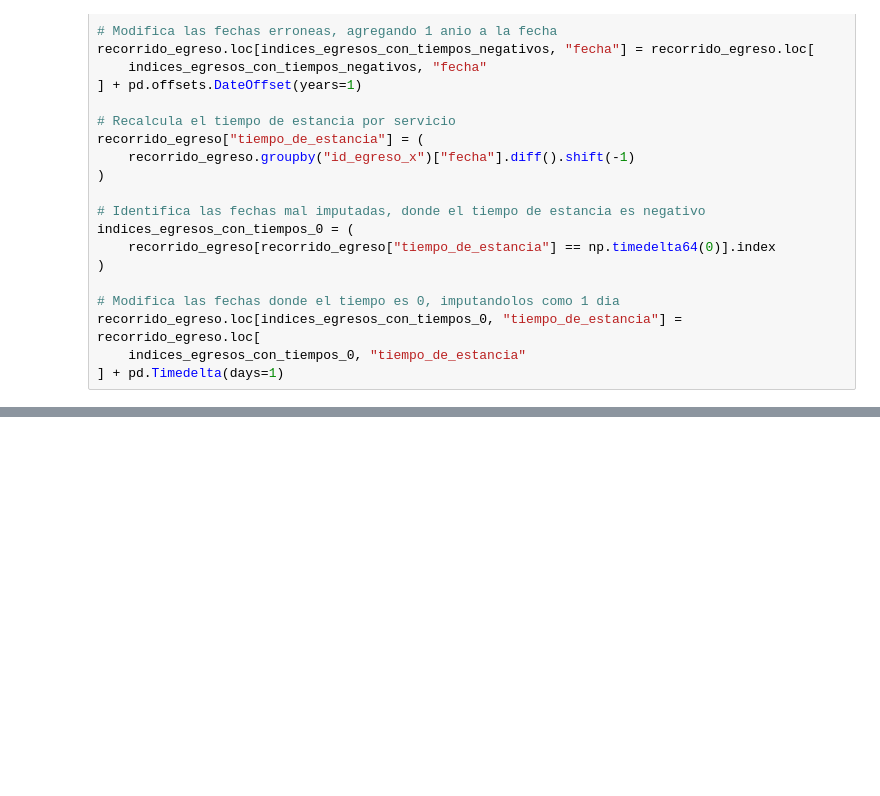
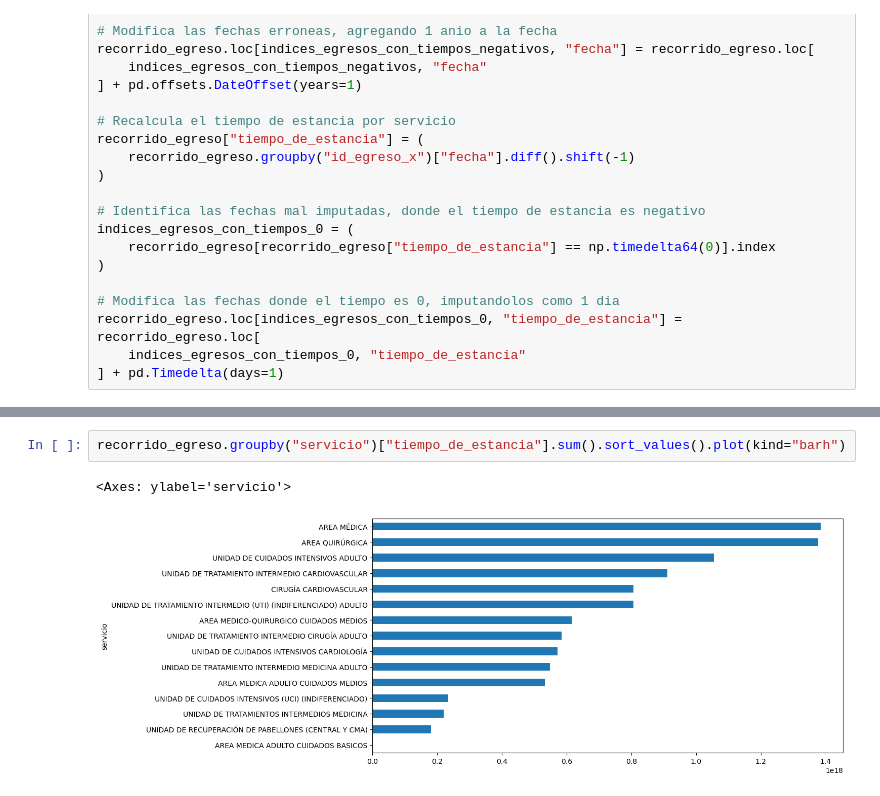
Before and after one commit to JavierRojas14/grd, a Jupyter notebook: notebooks/4.0-jrb-length-of-stay-per-care-service.ipynb, the cells around one changed output, grey strips where cells are left out. Cells and saved outputs as stored; diff of their text form; blank space fills up the shorter version.

Commit message:
Calcula estancia por servicio

```diff
--- a/notebooks/4.0-jrb-length-of-stay-per-care-service.ipynb
+++ b/notebooks/4.0-jrb-length-of-stay-per-care-service.ipynb
@@ -136,0 +121,5 @@ recorrido_egreso
+# %%
+recorrido_egreso.groupby("servicio")["tiempo_de_estancia"].sum().sort_values().plot(kind="barh")
+# %% [output]
+<Axes: ylabel='servicio'>
+[figure, added]
```
Also changed, not shown: parts of 1 cell of this notebook.
